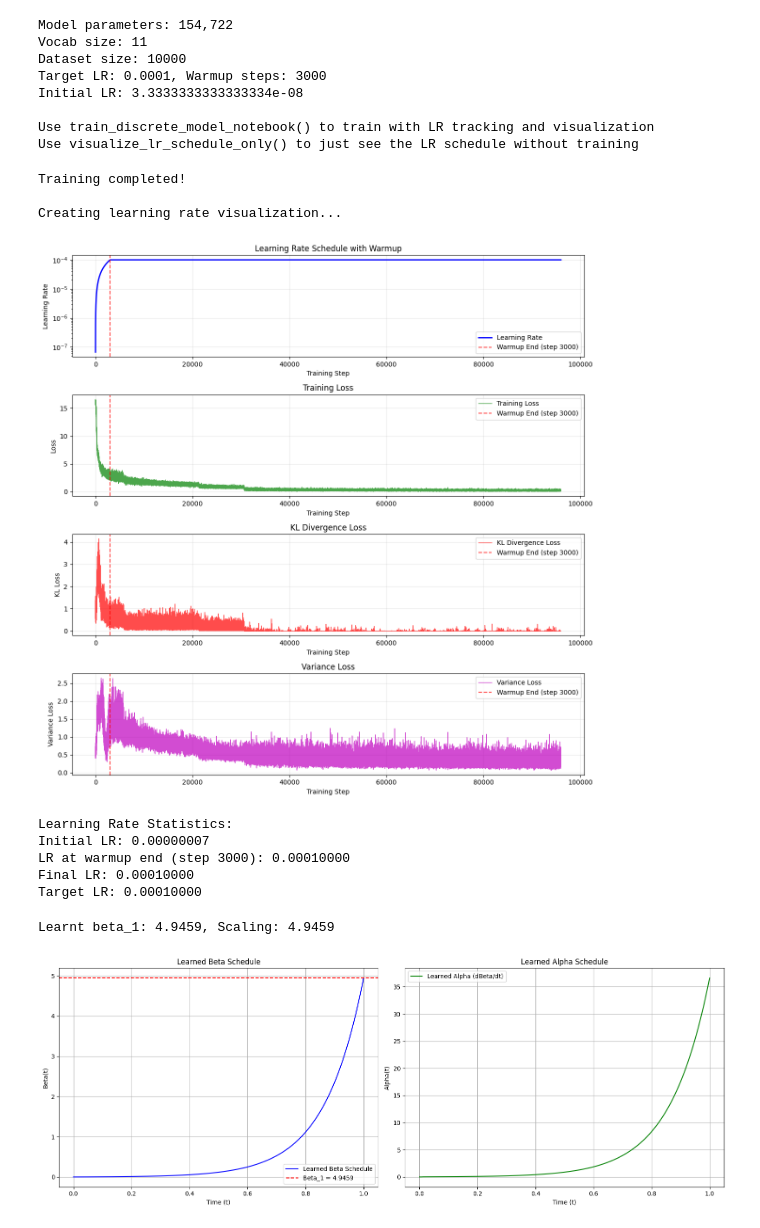
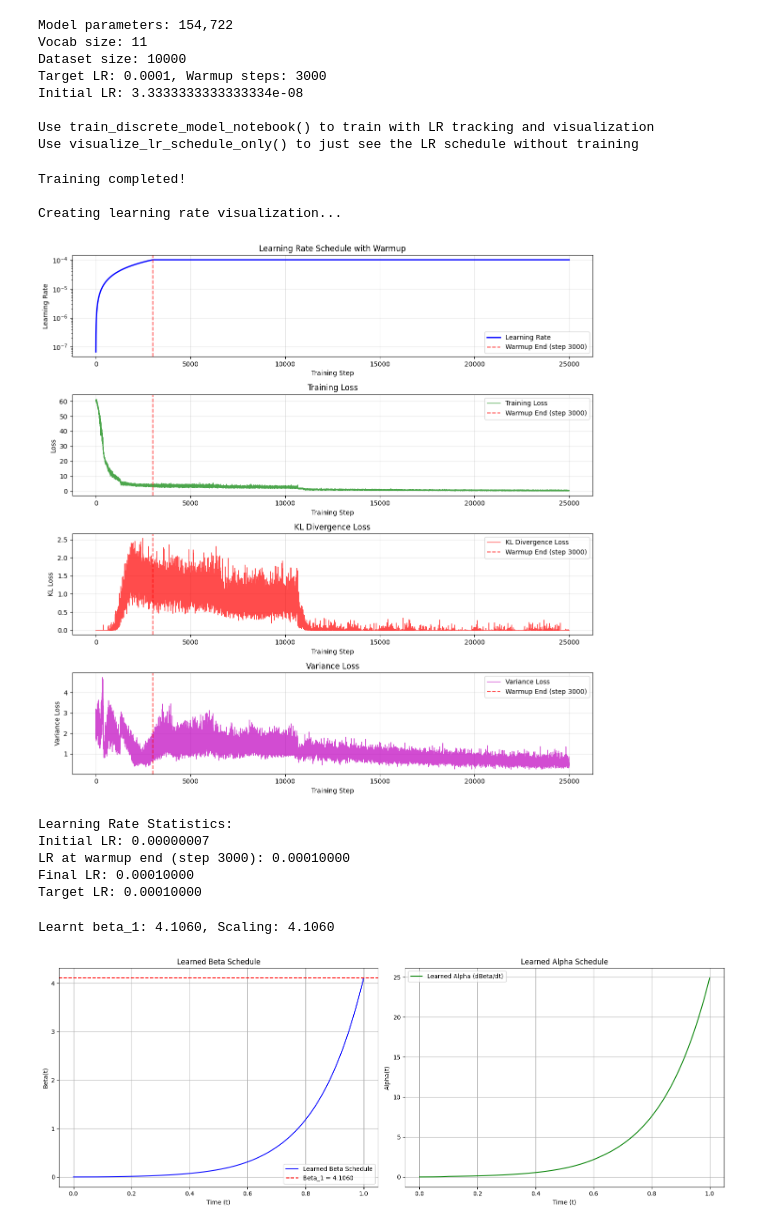
Before and after one commit to johng149/BayesianFlowNet, a Jupyter notebook: exp/learned_beta_v2.ipynb, the cells around one changed output. Cells and saved outputs as stored; diff of their text form; code cells hidden in the pictures.

Commit message:
Updated estimated number of epochs for convergence

```diff
--- a/exp/learned_beta_v2.ipynb
+++ b/exp/learned_beta_v2.ipynb
@@ -502,12 +502,13 @@ def dis_t(i: Tensor, n: Tensor, minimum: float = 1e-6):
     return torch.clamp((i - 1) / n, min=minimum)
 
 
-def accuracy(i: Tensor, n: Tensor, beta_1: Tensor) -> Tensor:
+def accuracy(i: Tensor, n: Tensor, K: int, schedule: LearnableBetaScheduleNI) -> Tensor:
     """
     Args:
         i: Current iteration number of shape (batch_size,).
         n: Total number of iterations of shape (batch_size,).
-        beta_1: Maximum possible accuracy (reached when t=1) of shape (batch_size,).
+        K: Vocabulary size.
+        schedule: Parameterized module for beta schedule
     Returns:
         Accuracy at the current iteration i.
     """
@@ -517,7 +518,8 @@ def accuracy(i: Tensor, n: Tensor, beta_1: Tensor) -> Tensor:
         i <= n
     ), "Current iteration must be less than or equal to total iterations"
 
-    return beta_1 * (2 * i - 1) / (n**2)
+    t = i / n
+    return schedule.forward(t, K)
 
 
 def sample_model_output(model_output_logits: Tensor) -> Tensor:
@@ -571,7 +573,8 @@ def bayesian_inference(
     model_output_logits: Tensor,
     i: Tensor,
     n: Tensor,
-    beta_1: Tensor,
+    K: int,
+    schedule: LearnableBetaScheduleNI
 ) -> Tensor:
     """
     Args:
@@ -579,11 +582,12 @@ def bayesian_inference(
         model_output_logits: Model output logits of shape (batch_size, seq_len, K).
         i: Current iteration number of shape (batch_size,).
         n: Total number of iterations of shape (batch_size,).
-        beta_1: Maximum possible accuracy (reached when t=1) of shape (batch_size,).
+        K: Vocabulary size.
+        schedule: Parameterized module for beta schedule
     Returns:
         Resulting tensor after performing Bayesian inference.
     """
-    acc = accuracy(i, n, beta_1)
+    acc = accuracy(i, n, K, schedule)
     sampled = sample_model_output(model_output_logits)
     noisy_y = y(sampled, acc)
 
@@ -1089,12 +1093,12 @@ Use train_discrete_model_notebook() to train with LR tracking and visualization
 Use visualize_lr_schedule_only() to just see the LR schedule without training
 # %%
 # Start training
-train_discrete_model_notebook(num_epochs=32_000 * 3, n_plot=8500, plot_dir="./plots", start_epoch=0)
+train_discrete_model_notebook(num_epochs=25_000, n_plot=8500, plot_dir="./plots", start_epoch=0)
 # %% [output]
 Training completed!
 
 Creating learning rate visualization...
-[figure, old version]
+[figure, new version]
 Learning Rate Statistics:
 Initial LR: 0.00000007
 LR at warmup end (step 3000): 0.00010000
@@ -1132,8 +1136,8 @@ ax2.grid(True)
 plt.tight_layout()
 plt.show()
 # %% [output]
-Learnt beta_1: 4.9459, Scaling: 4.9459
+Learnt beta_1: 4.1060, Scaling: 4.1060
-[figure, old version]
+[figure, new version]
 # %%
 def reference_beta_schedule(t: Tensor, K: int, beta_1: float) -> Tensor:
     return (- 4 / K) * torch.log(1 - t + t * torch.exp(- K * beta_1 / 4))
```
Also changed, not shown: parts of 5 cells of this notebook.
